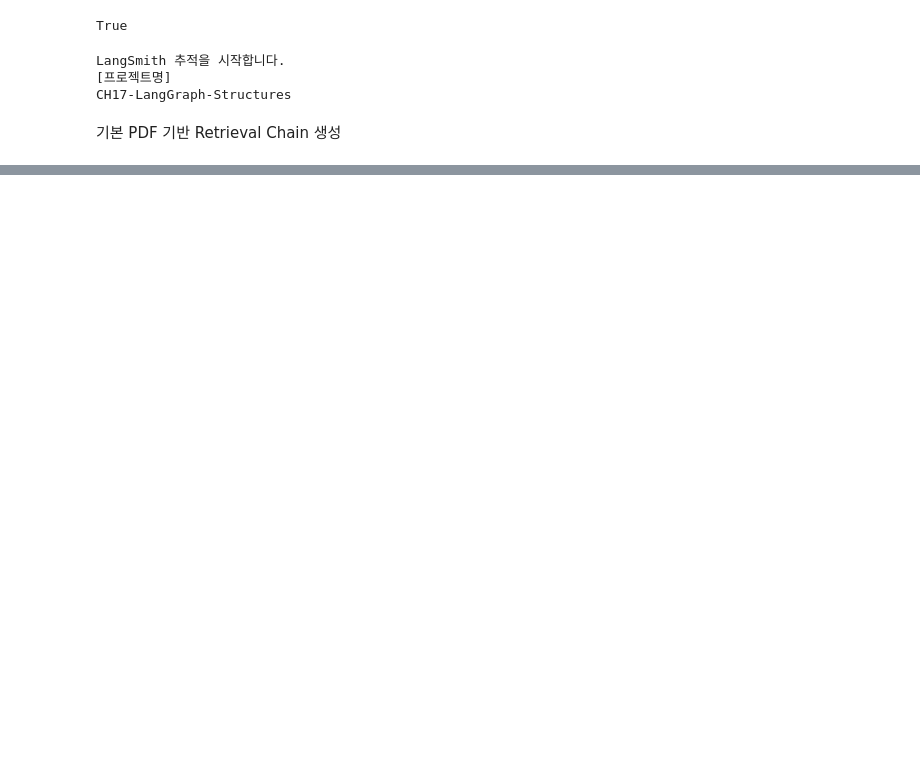
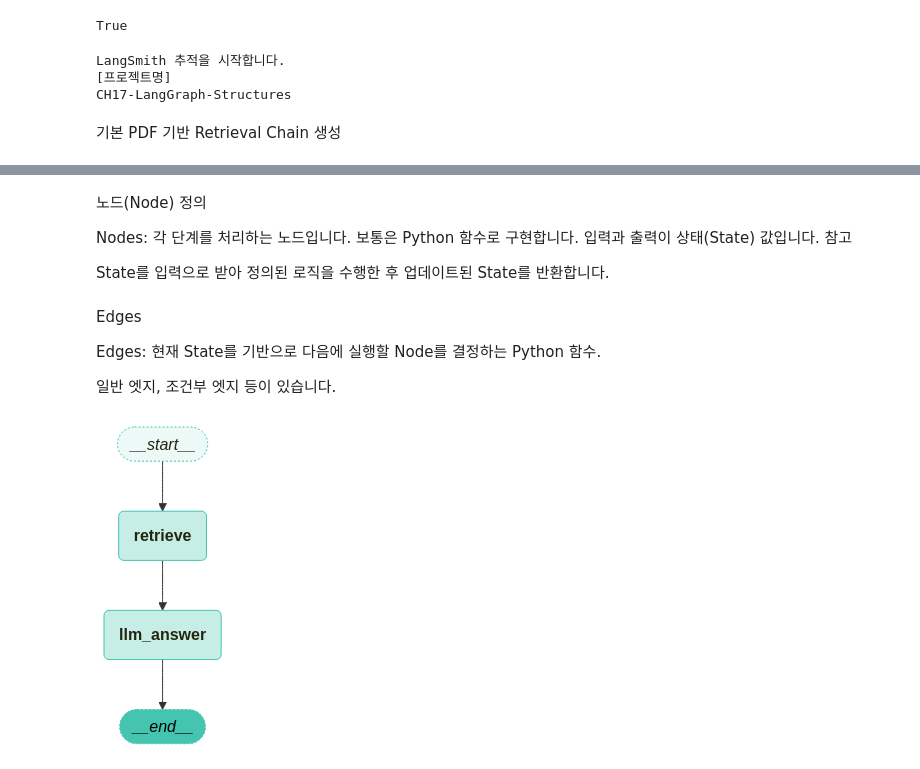
Before and after one commit to zusdn90/langchain, a Jupyter notebook: CH17/naive-rag.ipynb, the cells around one changed output, grey strips where cells are left out. Saved outputs shown, nothing was run; the diff lists cells and outputs as text; code cells hidden in the pictures; blank space fills up the shorter version.

```diff
--- a/CH17/naive-rag.ipynb
+++ b/CH17/naive-rag.ipynb
@@ -41,0 +31,3 @@ For further information visit https://errors.pydantic.dev/2.10/u/custom-json-sch
+# %%
+search_result = pdf_retriever.invoke("앤스로픽에 투자한 기업과 투자금액을 알려주세요.")
+search_result
@@ -41,0 +63,18 @@ For further information visit https://errors.pydantic.dev/2.10/u/custom-json-sch
+# %%
+from typing import Annotated, TypedDict
+from langgraph.graph.message import add_messages
+
+
+# GraphState 상태 정의
+class GraphState(TypedDict):
+    question: Annotated[str, "Question"]  # 질문
+    context: Annotated[str, "Context"]  # 문서의 검색 결과
+    answer: Annotated[str, "Answer"]  # 답변
+    messages: Annotated[list, add_messages]  # 메시지(누적되는 list)
+# %% [markdown]
+노드(Node) 정의
+
+Nodes: 각 단계를 처리하는 노드입니다. 보통은 Python 함수로 구현합니다. 입력과 출력이 상태(State) 값입니다.
+참고
+
+State를 입력으로 받아 정의된 로직을 수행한 후 업데이트된 State를 반환합니다.
@@ -41,0 +121,35 @@ For further information visit https://errors.pydantic.dev/2.10/u/custom-json-sch
+# %% [markdown]
+Edges
+
+Edges: 현재 State를 기반으로 다음에 실행할 Node를 결정하는 Python 함수.
+
+일반 엣지, 조건부 엣지 등이 있습니다.
+# %%
+from langgraph.graph import END, StateGraph
+from langgraph.checkpoint.memory import MemorySaver
+
+# 그래프 생성
+workflow = StateGraph(GraphState)
+
+# 노드 정의
+workflow.add_node("retrieve", retrieve_document)
+workflow.add_node("llm_answer", llm_answer)
+
+# 엣지 정의
+workflow.add_edge("retrieve", "llm_answer")  # 검색 -> 답변
+workflow.add_edge("llm_answer", END)  # 답변 -> 종료
+
+# 그래프 진입점 설정
+workflow.set_entry_point("retrieve")
+
+# 체크포인터 설정
+memory = MemorySaver()
+
+# 컴파일
+app = workflow.compile(checkpointer=memory)
+# %%
+from langchain_teddynote.graphs import visualize_graph
+
+visualize_graph(app)
+# %% [output]
+[figure, added]
```
Also changed, not shown: parts of 8 cells of this notebook, 4 other files.
